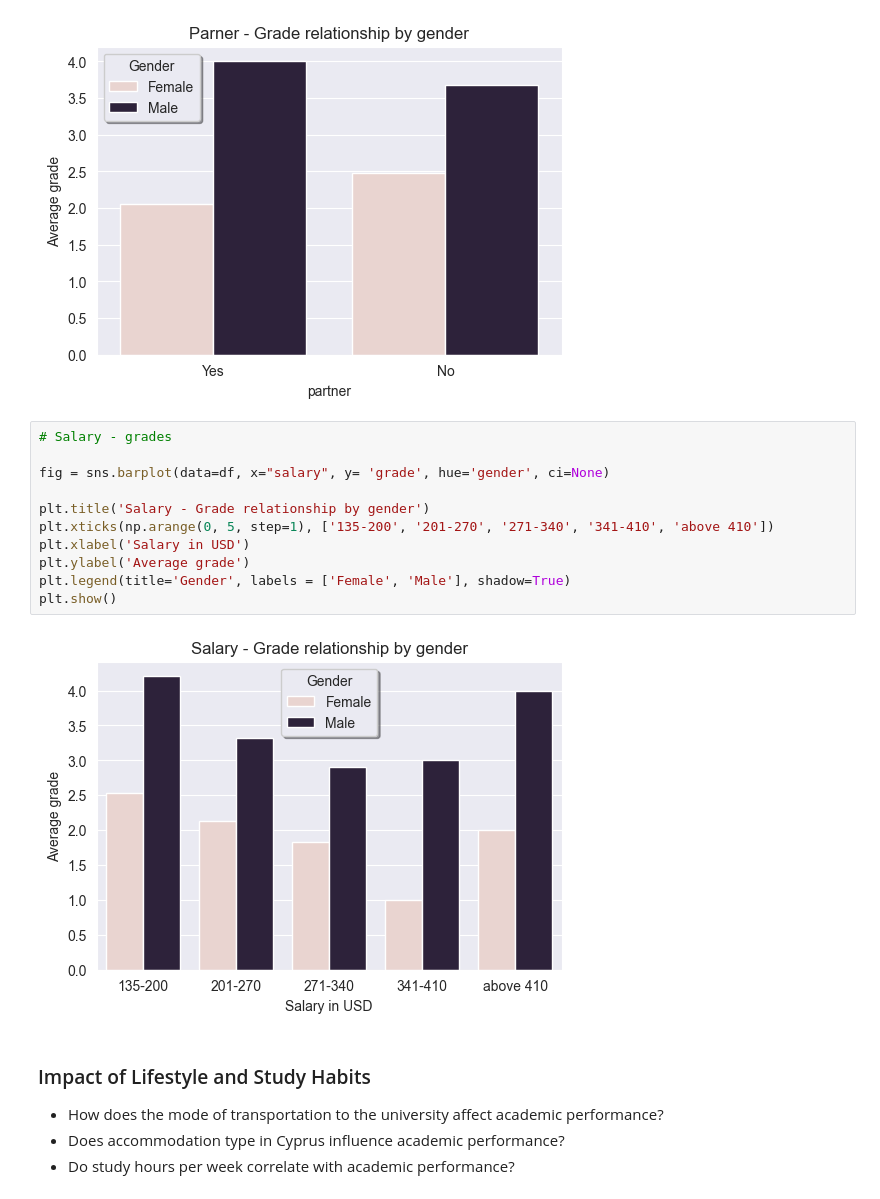
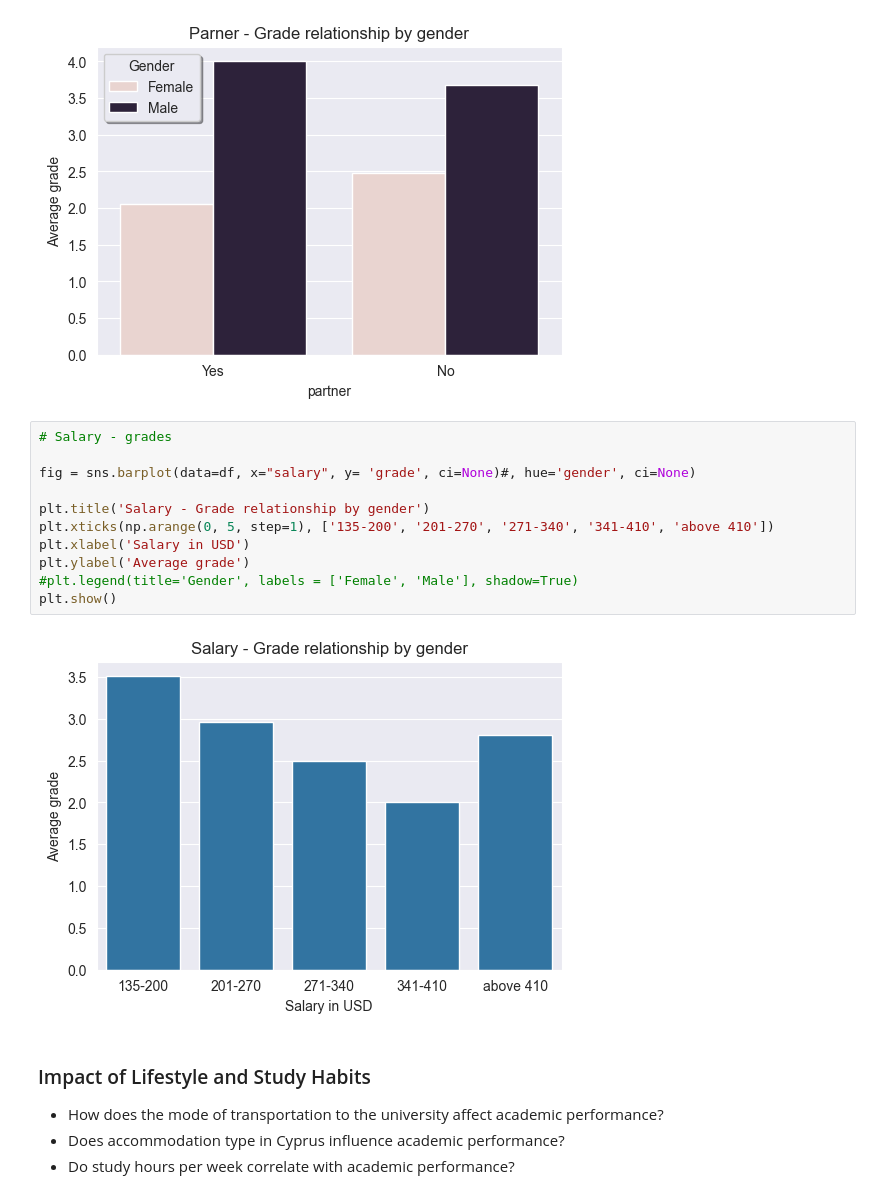
Before and after one commit to e-Itohan/students_evaluation, a Jupyter notebook: students_notebook.ipynb, the cells around one changed output. Drawn from its saved outputs; the diff is of its cells as text.

```diff
--- a/students_notebook.ipynb
+++ b/students_notebook.ipynb
@@ -270,16 +273,16 @@ plt.show()
 # %%
 # Salary - grades
 
-fig = sns.barplot(data=df, x="salary", y= 'grade', hue='gender', ci=None)
+fig = sns.barplot(data=df, x="salary", y= 'grade', ci=None)#, hue='gender', ci=None)
 
 plt.title('Salary - Grade relationship by gender')
 plt.xticks(np.arange(0, 5, step=1), ['135-200', '201-270', '271-340', '341-410', 'above 410'])
 plt.xlabel('Salary in USD')
 plt.ylabel('Average grade')
-plt.legend(title='Gender', labels = ['Female', 'Male'], shadow=True)
+#plt.legend(title='Gender', labels = ['Female', 'Male'], shadow=True)
 plt.show()
 # %% [output]
-[figure, old version]
+[figure, new version]
 # %% [markdown]
 ### Impact of Lifestyle and Study Habits
 
```
Also changed, not shown: parts of 99 cells of this notebook, 1 other file.
